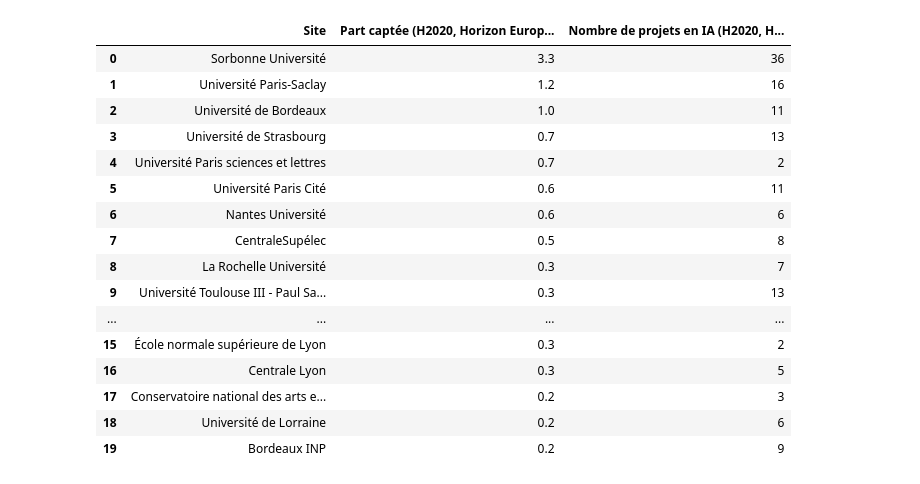
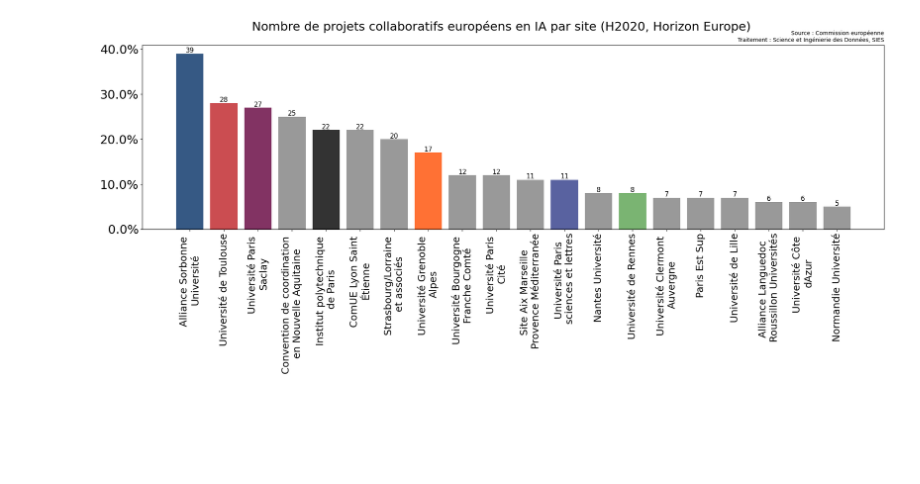
Before and after one commit to dataesr/ia-tracker, a Jupyter notebook: notebooks/europe.ipynb, the cells around one changed output. Saved outputs shown, nothing was run; the diff lists cells and outputs as text; code cells hidden in the pictures; blank space fills up the shorter version.

```diff
--- a/notebooks/europe.ipynb
+++ b/notebooks/europe.ipynb
@@ -153,20 +136,17 @@ europe_etab_HE_HEU.to_csv('europe_etab_HE_HEU.csv', index=False)
-# %%
-europe_etab_HE_HEU
-# %% [output]
-|  | Site | Part captée (H2020, Horizon Europ... | Nombre de projets en IA (H2020, H... |
-| 0 | Sorbonne Université | 3.3 | 36 |
-| 1 | Université Paris-Saclay | 1.2 | 16 |
-| 2 | Université de Bordeaux | 1.0 | 11 |
-| 3 | Université de Strasbourg | 0.7 | 13 |
-| 4 | Université Paris sciences et lettres | 0.7 | 2 |
-| 5 | Université Paris Cité | 0.6 | 11 |
-| 6 | Nantes Université | 0.6 | 6 |
-| 7 | CentraleSupélec | 0.5 | 8 |
-| 8 | La Rochelle Université | 0.3 | 7 |
-| 9 | Université Toulouse III - Paul Sa... | 0.3 | 13 |
-| ... | ... | ... | ... |
-| 15 | École normale supérieure de Lyon | 0.3 | 2 |
-| 16 | Centrale Lyon | 0.3 | 5 |
-| 17 | Conservatoire national des arts e... | 0.2 | 3 |
-| 18 | Université de Lorraine | 0.2 | 6 |
-| 19 | Bordeaux INP | 0.2 | 9 |
+# %%
+p_ia_share=p_ia_share.sort_values('project_id', ascending=False, ignore_index=True)
+top_etab_filtered, top_val_filtered, colors = top(p_ia_share, 'project_id')
+
+fig, ax = plt.subplots(figsize=(24,6), dpi=100)
+
+ax.bar([e['label'] for e in top_etab_filtered], top_val_filtered,
+       alpha=0.8, color=colors
+      )
+plt.suptitle(f"Nombre de projets collaboratifs européens en IA par site (H2020, Horizon Europe)")
+plt.title('Source : Commission européenne\nTraitement : Science et Ingénierie des Données, SIES', size=10, loc='right')
+ax.yaxis.set_major_formatter(mtick.PercentFormatter())
+ax.set_xticklabels([e['label'] for e in top_etab_filtered], rotation='vertical', fontsize=SMALL_SIZE)
+for i in range(len(top_etab_filtered)):
+    plt.text(i, top_val_filtered[i]+0.25, str(top_val_filtered[i]), ha = 'center', fontsize=12)
+# %% [output]
+[figure, added]
```
Also changed, not shown: parts of 21 cells of this notebook.
